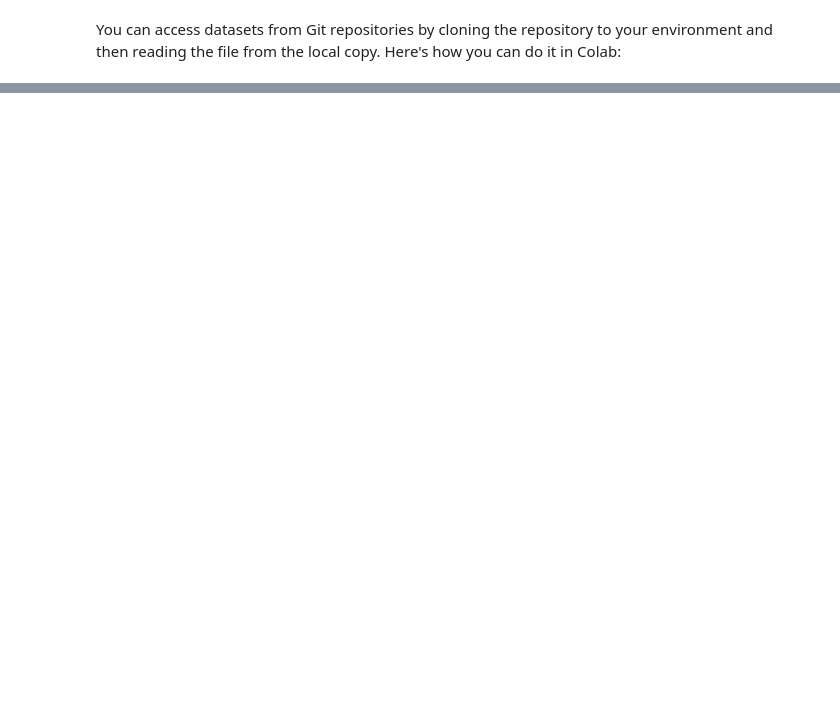
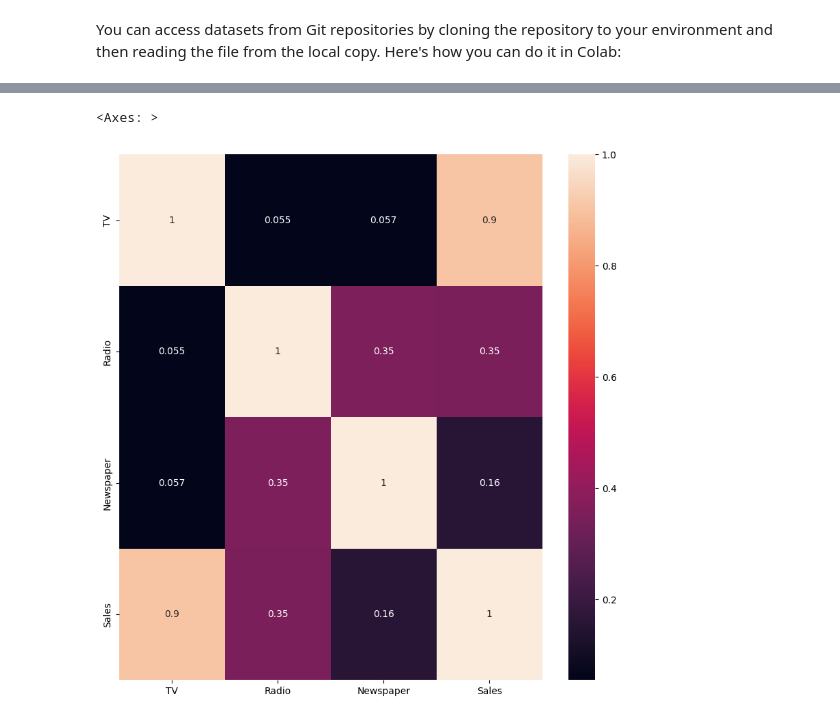
Before and after one commit to devopsalok/salesPrediction, a Jupyter notebook: Sales_chart.ipynb, the cells around one changed output, grey strips where cells are left out. Saved outputs shown, nothing was run; the diff lists cells and outputs as text; code cells hidden in the pictures; blank space fills up the shorter version.

```diff
--- a/Sales_chart.ipynb
+++ b/Sales_chart.ipynb
@@ -28,0 +83,6 @@ df
+# %%
+plt.figure(figsize=(10,10))
+sns.heatmap(df.corr(), annot=True)
+# %% [output]
+<Axes: >
+[figure, added]
```
Also changed, not shown: parts of 13 cells of this notebook.
